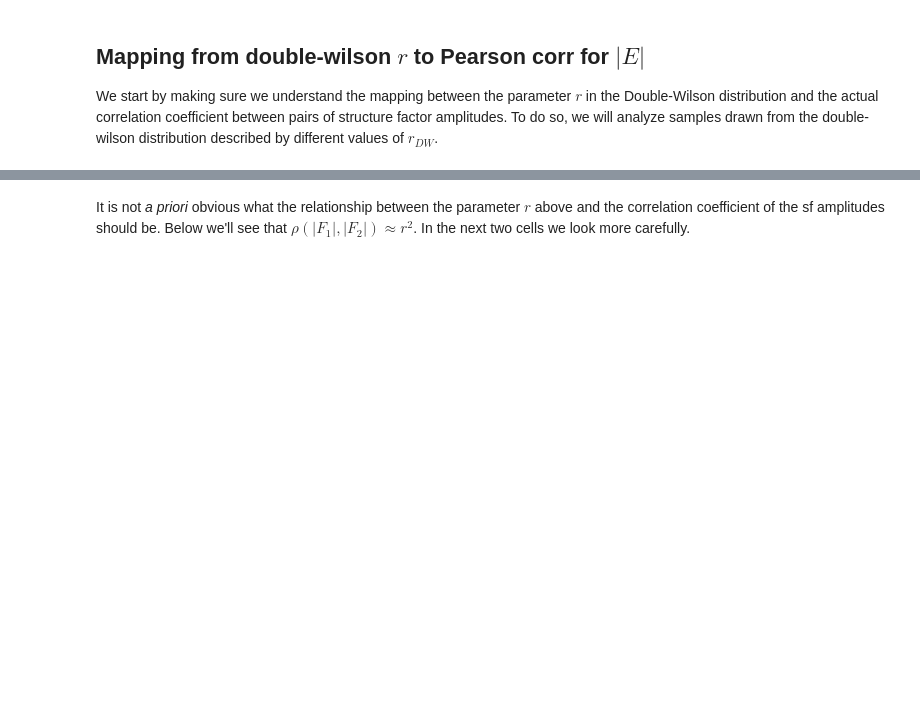
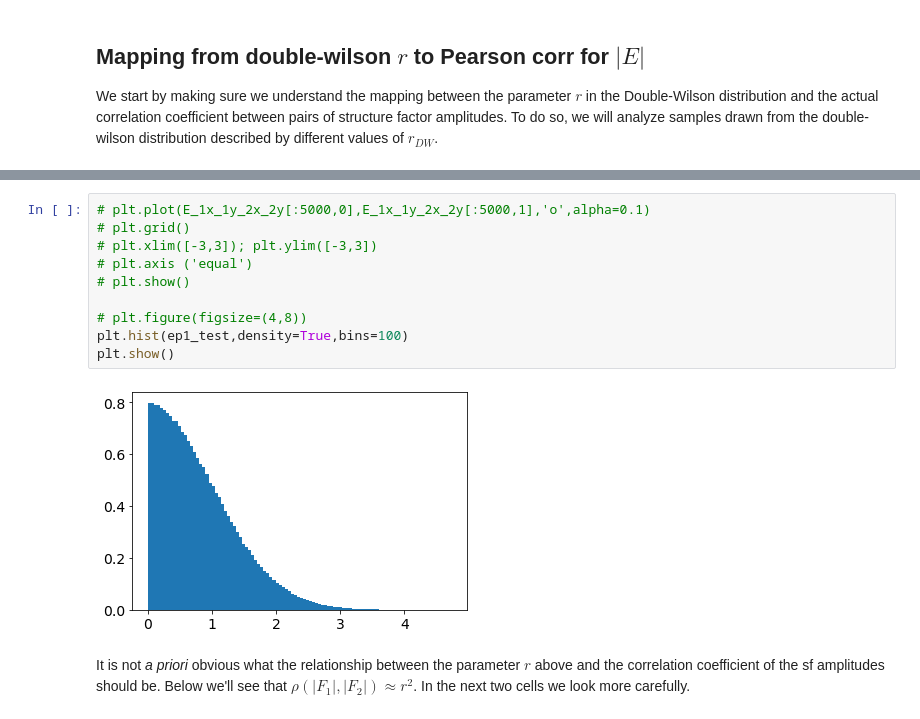
Before and after one commit to Hekstra-Lab/dw, a Jupyter notebook: 2_Surrogate_data_example.ipynb, the cells around one changed output, grey strips where cells are left out. Cells and saved outputs as stored; diff of their text form; blank space fills up the shorter version.

```diff
--- a/2_Surrogate_data_example.ipynb
+++ b/2_Surrogate_data_example.ipynb
@@ -75,4 +75,16 @@ variance of sf acentric amplitudes from the DW distribution:0.3638881961360799
 Done!
+# %%
+# plt.plot(E_1x_1y_2x_2y[:5000,0],E_1x_1y_2x_2y[:5000,1],'o',alpha=0.1)
+# plt.grid()
+# plt.xlim([-3,3]); plt.ylim([-3,3])
+# plt.axis ('equal')
+# plt.show()
+
+# plt.figure(figsize=(4,8))
+plt.hist(ep1_test,density=True,bins=100)
+plt.show()
+# %% [output]
+[figure, added]
 # %% [markdown]
 It is not _a priori_ obvious what the relationship between the parameter $r$ above and the correlation coefficient of the sf amplitudes should be. Below we'll see that $\rho(|F_1|,|F_2|)\approx r^2$. In the next two cells we look more carefully.
 # %%
```
Also changed, not shown: parts of 7 cells of this notebook, 13 other files.
